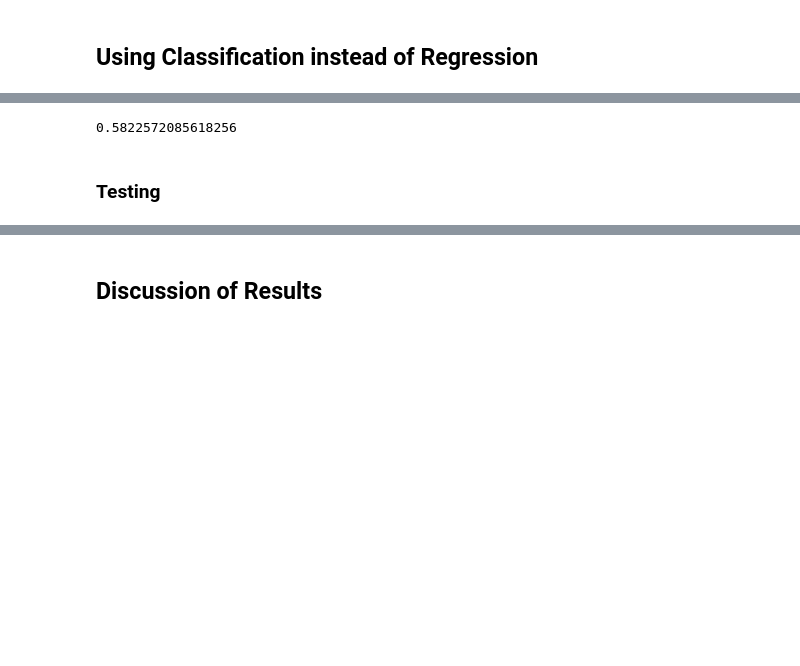
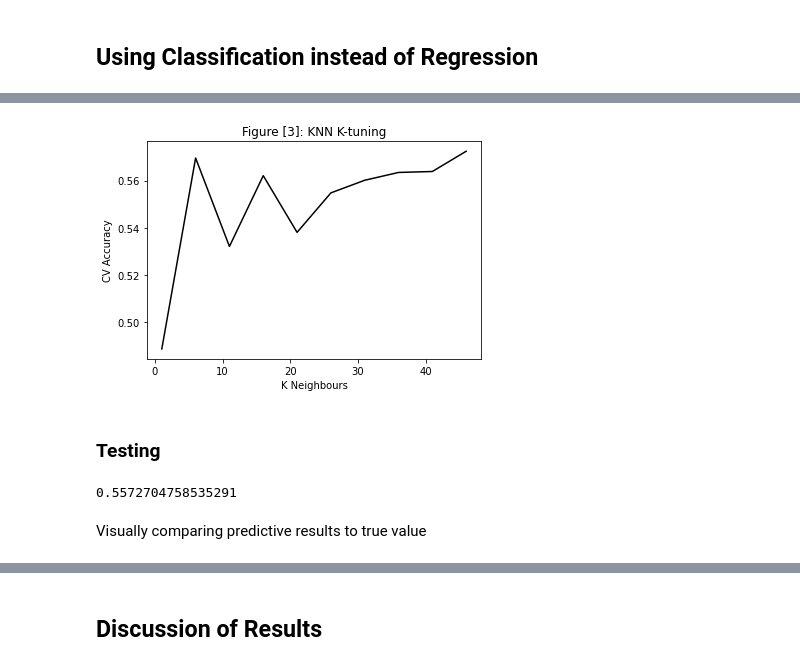
Before and after one commit to izk20/DSCI-310-Group-10, a Jupyter notebook: analysis.ipynb, the cells around one changed output, grey strips where cells are left out. Saved outputs shown, nothing was run; the diff lists cells and outputs as text; code cells hidden in the pictures; blank space fills up the shorter version.

```diff
--- a/analysis.ipynb
+++ b/analysis.ipynb
@@ -342,6 +357,10 @@ results_df
-# %%
-pipe_final = make_pipeline(preprocessor, KNeighborsClassifier(n_neighbors=6))
-pipe_final.fit(X_train_2, Y_train_2)
-pipe_final.score(X_test_2, Y_test_2)
-# %% [output]
-0.5822572085618256
+# %%
+elbow_plt = plt.plot(results_df['n_neighbours'],
+                    results_df['mean_cv_score'],
+                    '-0')
+plt.title('Figure [3]: KNN K-tuning')
+plt.xlabel('K Neighbours')
+plt.ylabel('CV Accuracy')
+plt.show()
+# %% [output]
+[figure, added]
@@ -351,0 +377,8 @@ pipe_final.score(X_test_2, Y_test_2)
+# %%
+pipe_final = make_pipeline(preprocessor, KNeighborsClassifier(n_neighbors=26))
+pipe_final.fit(X_train_2, Y_train_2)
+pipe_final.score(X_test_2, Y_test_2)
+# %% [output]
+0.5572704758535291
+# %% [markdown]
+Visually comparing predictive results to true value
```
Also changed, not shown: parts of 16 cells of this notebook.
